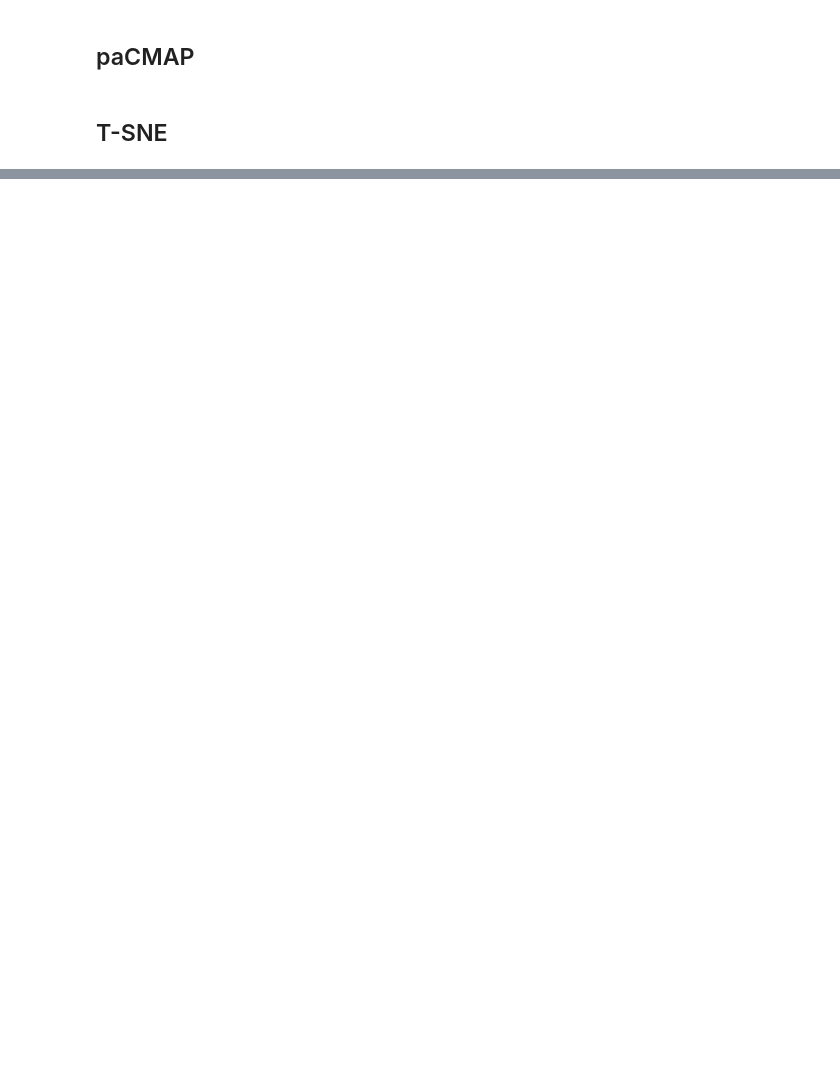
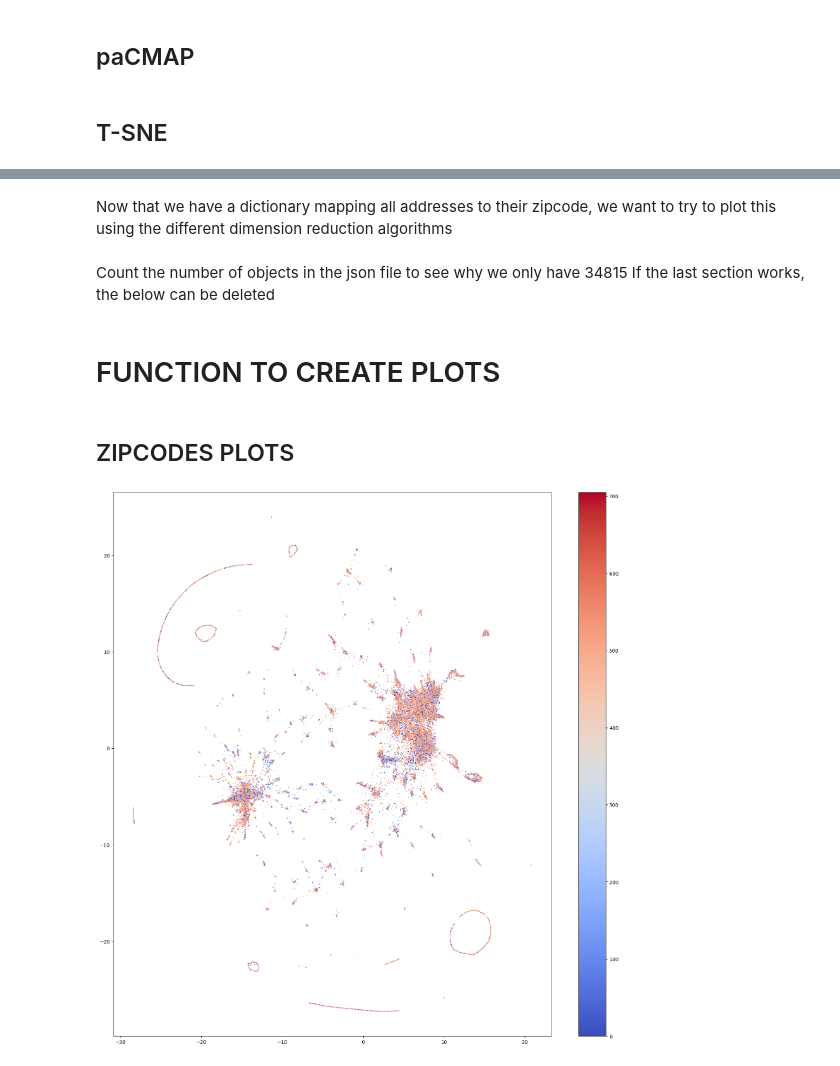
Before and after one commit to monicahardt/BachelorProject, a Jupyter notebook: Notebooks/Graphs.ipynb, the cells around one changed output, grey strips where cells are left out. Drawn from its saved outputs; the diff is of its cells as text; code cells hidden in the pictures; blank space fills up the shorter version.

Commit message:
some more plots and models

```diff
--- a/Notebooks/Graphs.ipynb
+++ b/Notebooks/Graphs.ipynb
@@ -234,0 +244,5 @@ tsne_plot(model_new)
+# %%
+model_5000 = Word2Vec.load("../Data/Models/word2vec_epoch_5000.model")
+model_200 = Word2Vec.load("../Data/Models/word2vec_epoch_200_min_1.model")
+model_1000 = Word2Vec.load("../Data/Models/word2vec_epoch_1000_min_1.model")
+model_3000 = Word2Vec.load("../Data/Models/word2vec_epoch_3000_min_1.model")
@@ -241,2 +254,0 @@ tsne_plot(model_new)
-# %%
-model_all = Word2Vec.load("../Data/word2vec_epoch_5000.model")
@@ -315,0 +364,9 @@ tsne_plot(model_all)
+# %%
+model = Word2Vec(sentences=sequences,   # This is the data that we wish to create notes on. This will take all unique words (stations) and put them in the NN
+                 vector_size=300,       # Amount of dimension
+                 min_count=1,
+                 workers=4              # Amount of cores used for training and so forth.
+                 )
+
+model.build_vocab(sequences)
+model.train(sequences, total_examples=model.corpus_count, epochs=3000)
@@ -315,0 +377,3 @@ tsne_plot(model_all)
+# %%
+f = open('../Data/data.json')
+data = json.load(f)
@@ -315,0 +469,7 @@ tsne_plot(model_all)
+# %% [markdown]
+Now that we have a dictionary mapping all addresses to their zipcode, we want to try to plot this using the different dimension reduction algorithms
+# %% [markdown]
+Count the number of objects in the json file to see why we only have 34815
+If the last section works, the below can be deleted
+# %% [markdown]
+# FUNCTION TO CREATE PLOTS
@@ -315,0 +504,23 @@ tsne_plot(model_all)
+# %% [markdown]
+## ZIPCODES PLOTS
+# %%
+def label_function_zipcodes(labels, station_names):
+    for station_name in station_names:
+    # Check if the station_name exists in address_coordinates dictionary
+        if station_name in address_coordinates:
+            zip = address_coordinates[station_name]
+            if zip is not None:
+                labels.append(zip)
+            else:
+                labels.append("unknown")
+        else:
+            labels.append("unknown")
+    return labels
+
+
+# create_plot(model_200, label_function_zipcodes, 'model_200_min_1_zip')
+# create_plot(model_1000, label_function_zipcodes, 'model_1000_min_1_zip')
+# create_plot(model_5000, label_function_zipcodes, 'model_5000_min_10_zip')
+create_plot(model_3000, label_function_zipcodes, 'model_3000_min_1_zip')
+# %% [output]
+[figure, added]
```
Also changed, not shown: parts of 24 cells of this notebook, 21 other files.
